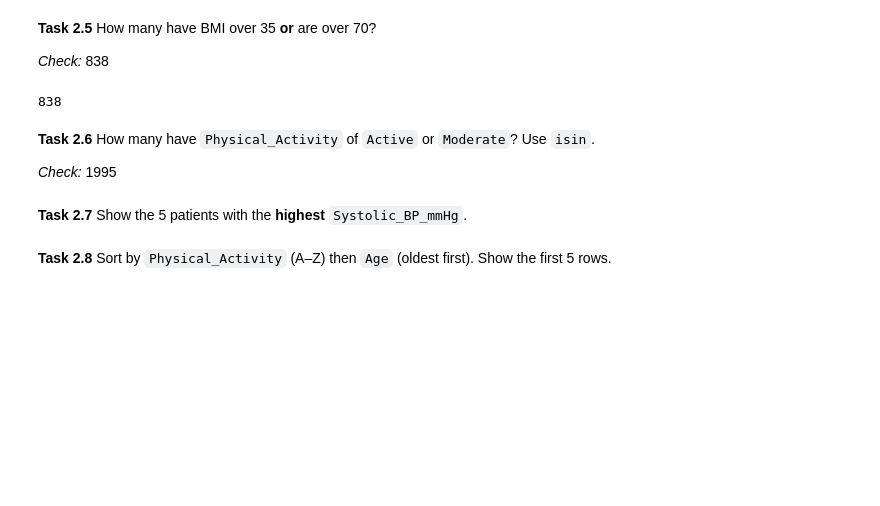
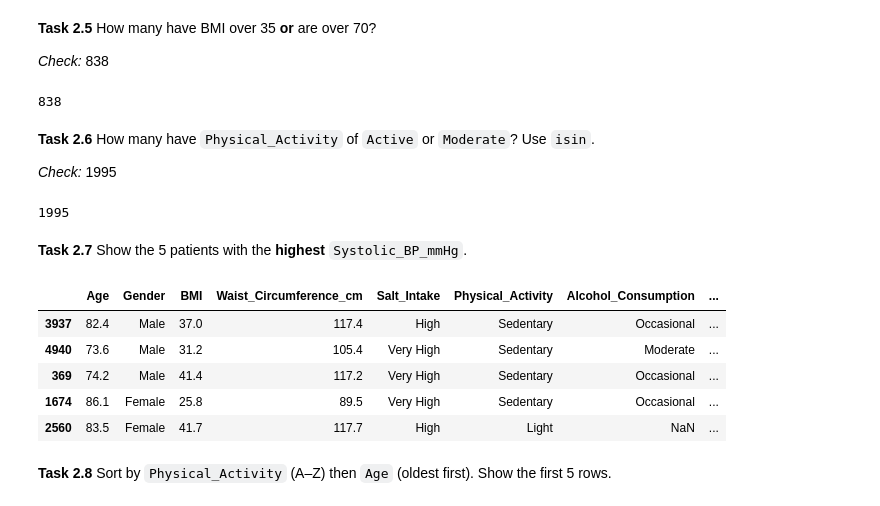
Before and after one commit to ShreyaReddy08/week-5-PFDA, a Jupyter notebook: Week5_Workshop_Pandas_Student.ipynb, the cells around one changed output. Cells and saved outputs as stored; diff of their text form; code cells hidden in the pictures; blank space fills up the shorter version.

```diff
--- a/Week5_Workshop_Pandas_Student.ipynb
+++ b/Week5_Workshop_Pandas_Student.ipynb
@@ -297,11 +297,21 @@ len(df[(df['BMI'] > 35) | (df['Age'] > 70)])
 
 *Check:* 1995
 # %%
-len(df[df['Physical_Activity'].isin([...])])
+len(df[df['Physical_Activity'].isin(['Active', 'Moderate'])])
+# %% [output]
+1995
 # %% [markdown]
 **Task 2.7** Show the 5 patients with the **highest** `Systolic_BP_mmHg`.
 # %%
 # your code here
+df.sort_values(by='Systolic_BP_mmHg', ascending=False).head(5)
+# %% [output]
+|  | Age | Gender | BMI | Waist_Circumference_cm | Salt_Intake | Physical_Activity | Alcohol_Consumption | ... |
+| 3937 | 82.4 | Male | 37.0 | 117.4 | High | Sedentary | Occasional | ... |
+| 4940 | 73.6 | Male | 31.2 | 105.4 | Very High | Sedentary | Moderate | ... |
+| 369 | 74.2 | Male | 41.4 | 117.2 | Very High | Sedentary | Occasional | ... |
+| 1674 | 86.1 | Female | 25.8 | 89.5 | Very High | Sedentary | Occasional | ... |
+| 2560 | 83.5 | Female | 41.7 | 117.7 | High | Light | NaN | ... |
 # %% [markdown]
 **Task 2.8** Sort by `Physical_Activity` (A–Z) then `Age` (oldest first). Show the first 5 rows.
 # %%
```
Also changed, not shown: parts of 7 cells of this notebook.
